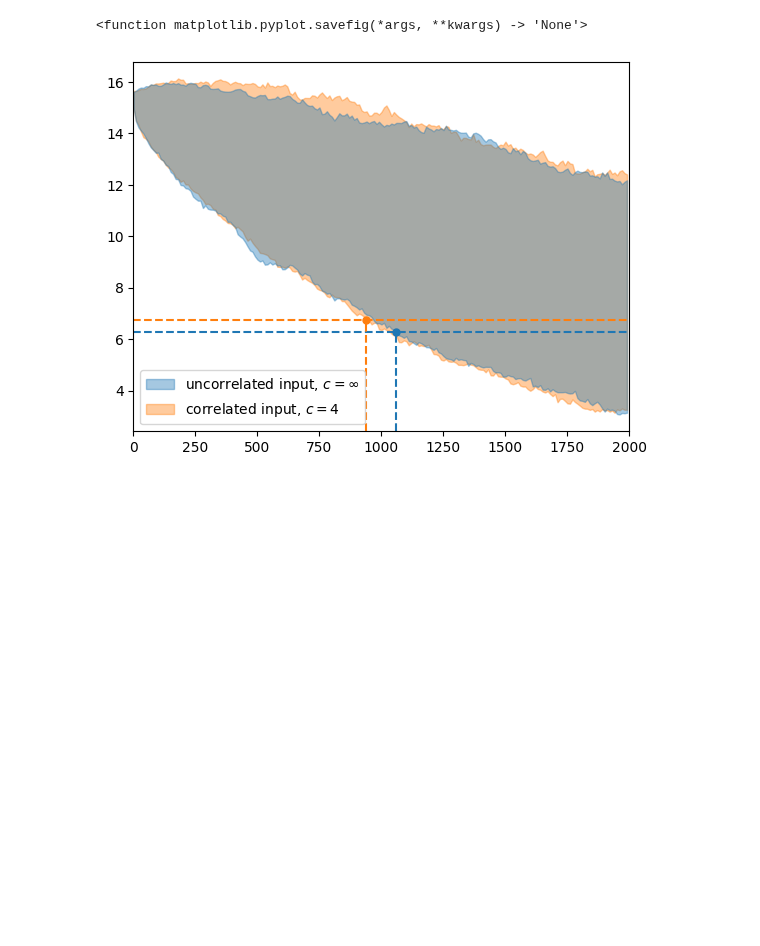
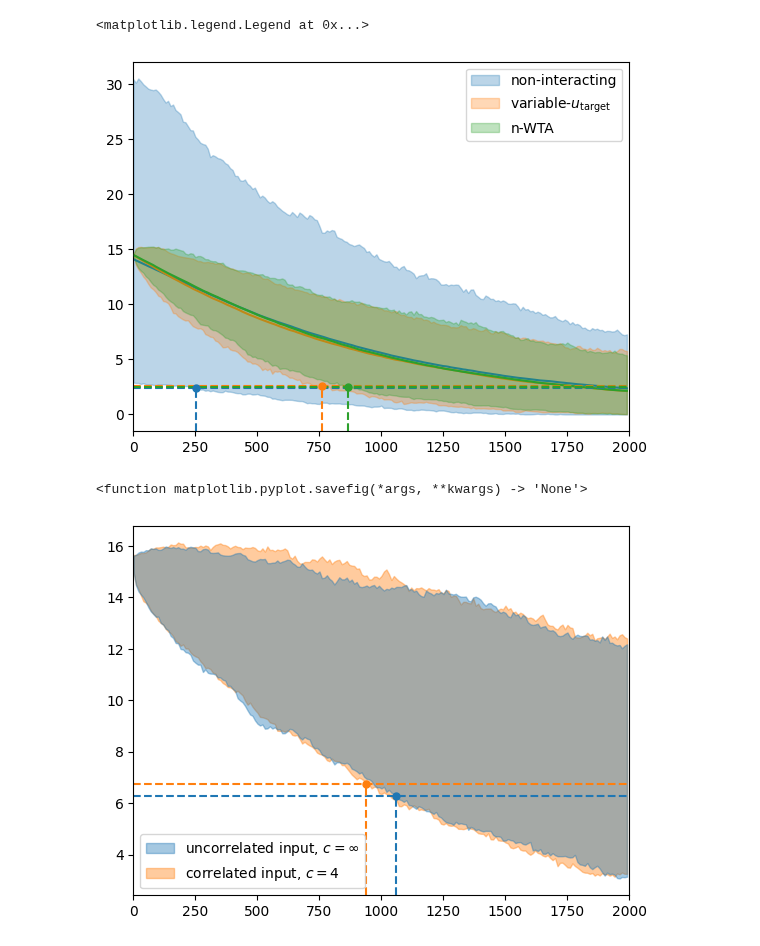
Before and after one commit to Cai-Fangxu/dendrite_familiarity_detection, a Jupyter notebook: plot_notebooks/response_age.ipynb, the cells around one changed output. Cells and saved outputs as stored; diff of their text form; code cells hidden in the pictures; blank space fills up the shorter version.

```diff
--- a/plot_notebooks/response_age.ipynb
+++ b/plot_notebooks/response_age.ipynb
@@ -170,3 +91,38 @@ capa = utils.capacity_numba(my_driver.transient_record, my_driver.steady_record,
+# %%
+xmax = 2000
+plot_point_spacing = 10
+plt.fill_between(np.arange(0, xmax, plot_point_spacing), upper99_transient_1[::plot_point_spacing], lower01_transient_1[::plot_point_spacing], color='C0', alpha=0.3, label='non-interacting', zorder=1)
+# plt.plot(np.arange(0, xmax, plot_point_spacing), mean_transient_1[::plot_point_spacing])
+
+plt.fill_between(np.arange(0, xmax, plot_point_spacing), upper99_transient_2[::plot_point_spacing], lower01_transient_2[::plot_point_spacing], color='C1', alpha=0.3, label=r'variable-$u_{\text{target}}$', zorder=2)
+# plt.plot(np.arange(0, xmax, plot_point_spacing), mean_transient_2[::plot_point_spacing])
+
+plt.fill_between(np.arange(0, xmax, plot_point_spacing), upper99_transient_3[::plot_point_spacing], lower01_transient_3[::plot_point_spacing], color='C2', alpha=0.3, label='n-WTA', zorder=3)
+
+plt.plot(np.arange(0, xmax, plot_point_spacing), mean_transient_1[::plot_point_spacing])
+plt.plot(np.arange(0, xmax, plot_point_spacing), mean_transient_2[::plot_point_spacing])
+plt.plot(np.arange(0, xmax, plot_point_spacing), mean_transient_3[::plot_point_spacing])
+
+y_min, y_max = plt.ylim()
+
+plt.hlines(y=upper99_1[0], xmin=0, xmax=xmax, colors='C0', linestyles='--', linewidth=1.5)
+plt.vlines(x=capa_1[0], ymin=y_min, ymax=upper99_1[0], colors='C0', linestyles='--', linewidth=1.5)
+plt.hlines(y=upper99_2[0], xmin=0, xmax=xmax, colors='C1', linestyles='--', linewidth=1.5)
+plt.vlines(x=capa_2[0], ymin=y_min, ymax=upper99_2[0], colors='C1', linestyles='--', linewidth=1.5)
+plt.hlines(y=upper99_3[0], xmin=0, xmax=xmax, colors='C2', linestyles='--', linewidth=1.5)
+plt.vlines(x=capa_3[0], ymin=y_min, ymax=upper99_3[0], colors='C2', linestyles='--', linewidth=1.5)
+
+plt.plot(capa_1, upper99_1, color='C0', marker='o', markersize=5)
+plt.plot(capa_2, upper99_2, color='C1', marker='o', markersize=5)
+plt.plot(capa_3, upper99_3, color='C2', marker='o', markersize=5)
+
+plt.xlim(0, xmax)
+plt.ylim(y_min, y_max)
+
+plt.legend()
+# %% [output]
+<matplotlib.legend.Legend at 0x...>
+[figure, added]
 # %%
 # path1 = "../data/memory_response_vs_age/non_int/coeff_infty_"
 # path1 = "../data/memory_response_vs_age/int_sameParams_as_nonInt/coeff_infty_"
```
Also changed, not shown: parts of 20 cells of this notebook, 16 other files.
